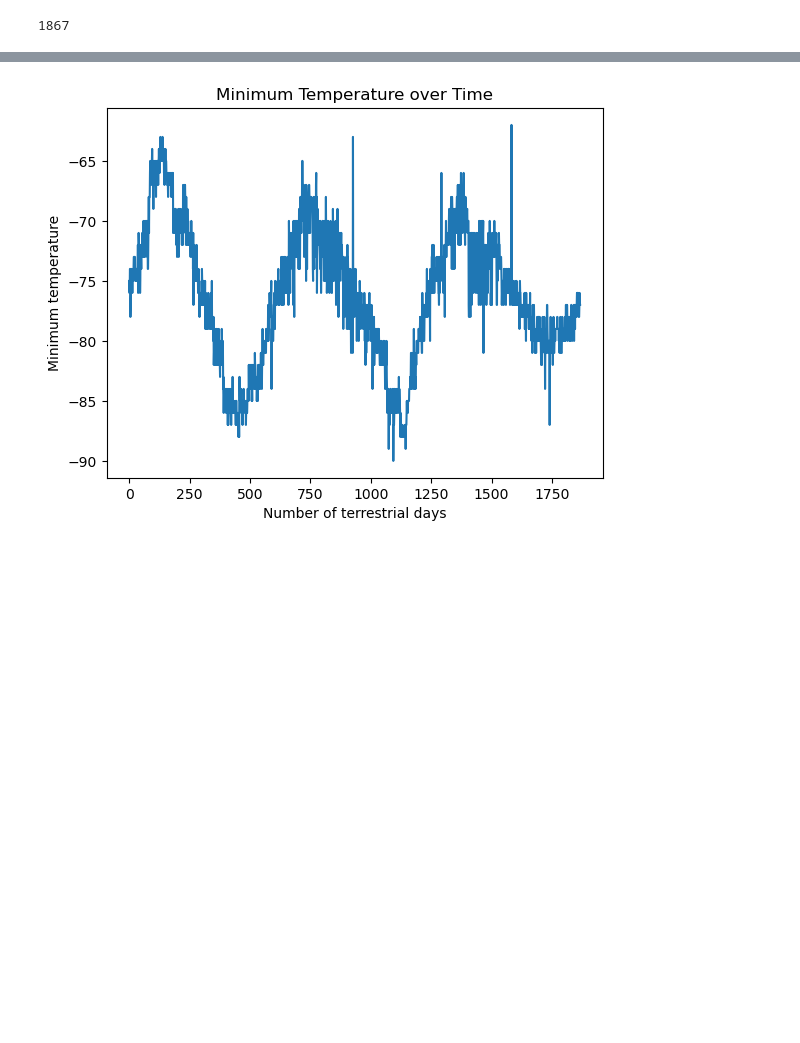
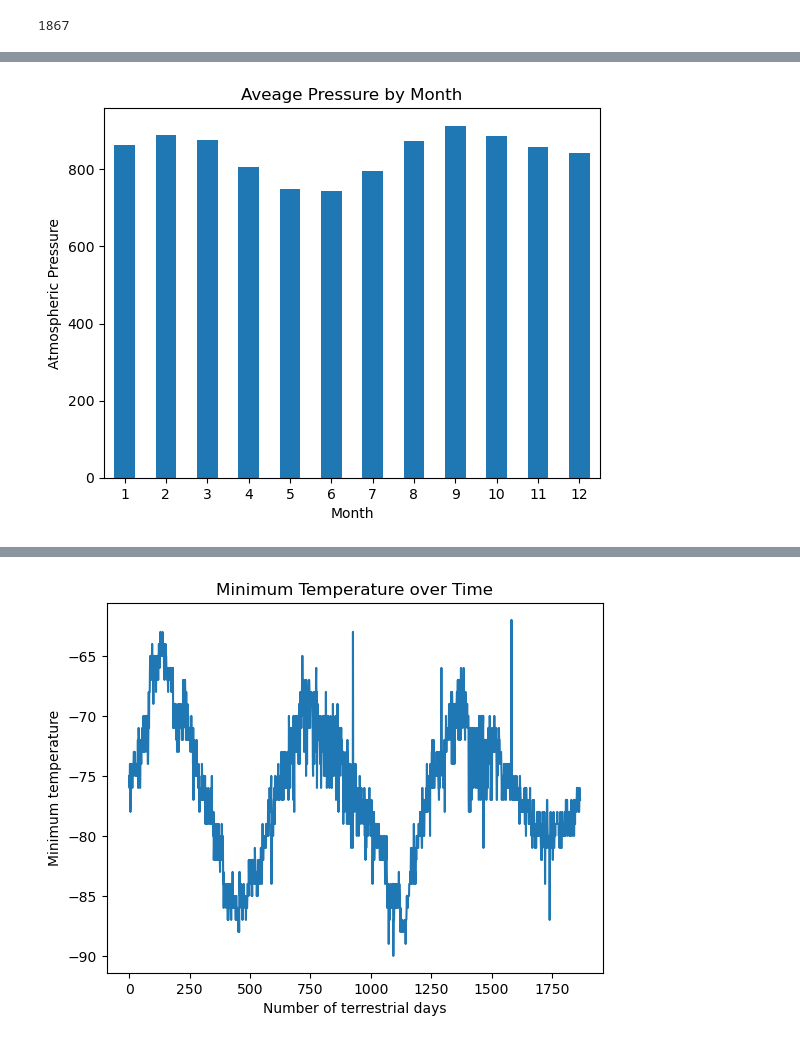
Before and after one commit to linderkm/Module11-Scrape-Challenge, a Jupyter notebook: Scrapers/part_2_mars_weather.ipynb, the cells around one changed output, grey strips where cells are left out. Cells and saved outputs as stored; diff of their text form; code cells hidden in the pictures; blank space fills up the shorter version.

```diff
--- a/Scrapers/part_2_mars_weather.ipynb
+++ b/Scrapers/part_2_mars_weather.ipynb
@@ -192,2 +211,13 @@ Name: pressure, dtype: float64
+# %%
+# Plot the average pressure by month
+avg_pressure_by_Month_df.plot.bar(title="Aveage Pressure by Month",
+                                 xlabel = "Month",
+                                 ylabel="Atmospheric Pressure",
+                                 rot = 0,
+                                 legend = False)
+
+plt.show()
+# %% [output]
+[figure, added]
 # %%
 # Identify the lowest and highest pressure months in Curiosity's location by sorting the previous graph
```
Also changed, not shown: parts of 10 cells of this notebook, 1 other file.
